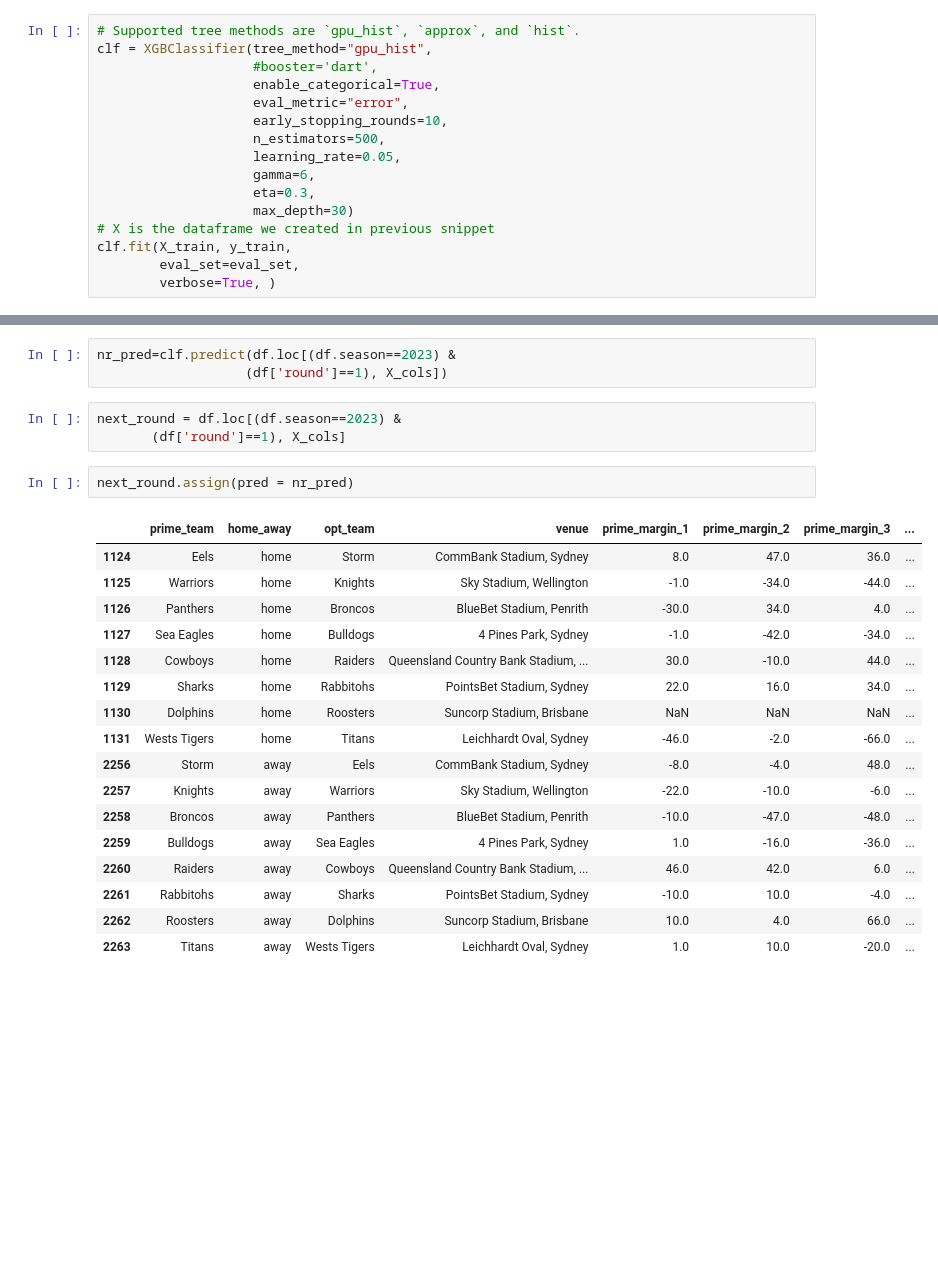
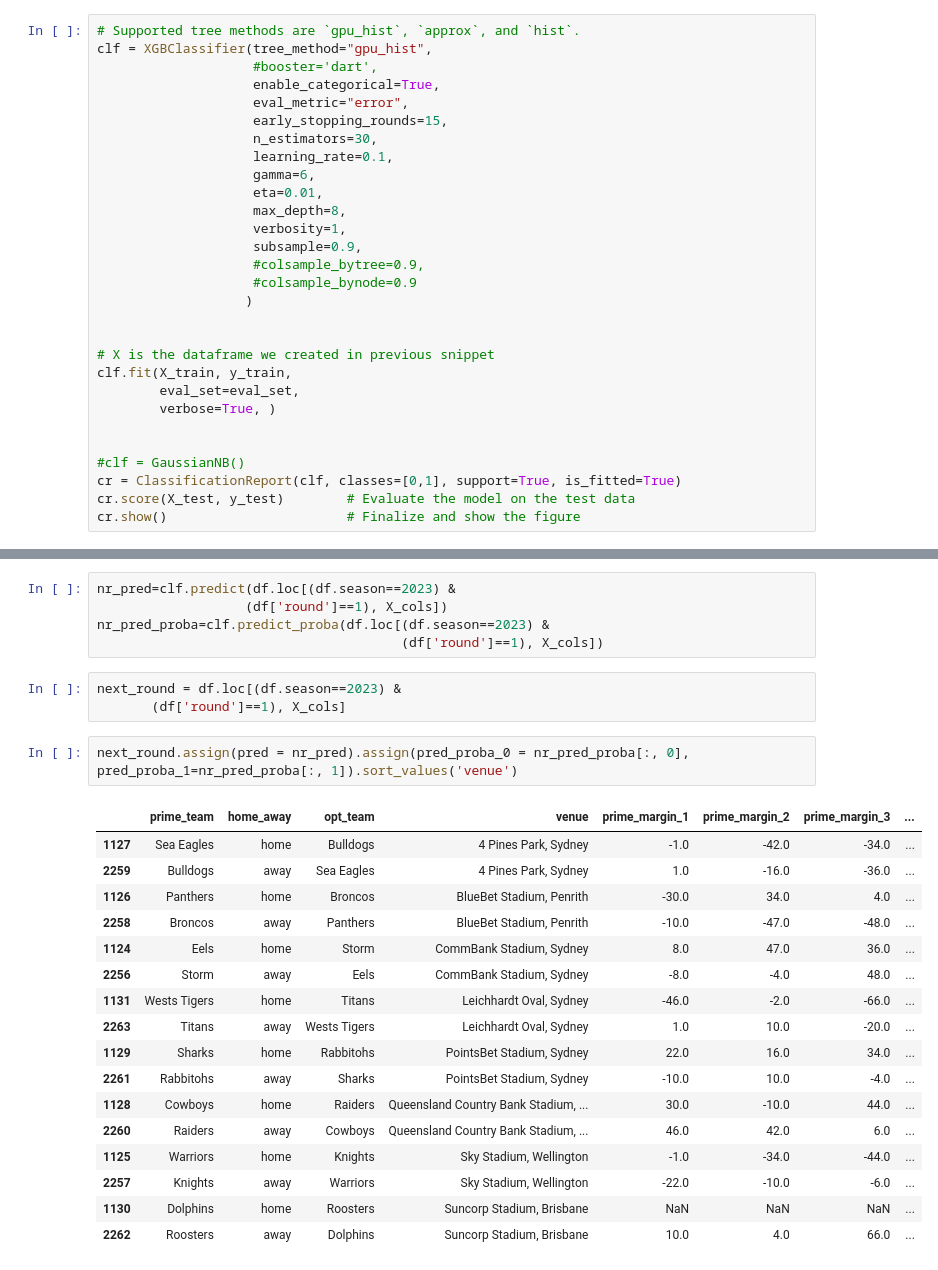
Before and after one commit to cmckeague/nrl_ml_tipping, a Jupyter notebook: notebooks/xgb.ipynb, the cells around one changed output, grey strips where cells are left out. Drawn from its saved outputs; the diff is of its cells as text; blank space fills up the shorter version.

```diff
--- a/notebooks/xgb.ipynb
+++ b/notebooks/xgb.ipynb
@@ -56,14 +83,27 @@ clf = XGBClassifier(tree_method="gpu_hist",
                     #booster='dart',
                     enable_categorical=True,
                     eval_metric="error",
-                    early_stopping_rounds=10,
-                    n_estimators=500,
-                    learning_rate=0.05,
+                    early_stopping_rounds=15,
+                    n_estimators=30,
+                    learning_rate=0.1,
                     gamma=6,
-                    eta=0.3,
-                    max_depth=30)
+                    eta=0.01,
+                    max_depth=8,
+                    verbosity=1,
+                    subsample=0.9,
+                    #colsample_bytree=0.9,
+                    #colsample_bynode=0.9
+                   )
+
+
 # X is the dataframe we created in previous snippet
 clf.fit(X_train, y_train,
         eval_set=eval_set,
         verbose=True, )
+
+
+#clf = GaussianNB()
+cr = ClassificationReport(clf, classes=[0,1], support=True, is_fitted=True)
+cr.score(X_test, y_test)        # Evaluate the model on the test data
+cr.show()                       # Finalize and show the figure
 # %% [output]
@@ -115,26 +164,28 @@ pyplot.show()
 # %%
 nr_pred=clf.predict(df.loc[(df.season==2023) &
                    (df['round']==1), X_cols])
+nr_pred_proba=clf.predict_proba(df.loc[(df.season==2023) &
+                                       (df['round']==1), X_cols])
 # %%
 next_round = df.loc[(df.season==2023) &
        (df['round']==1), X_cols]
 # %%
-next_round.assign(pred = nr_pred)
+next_round.assign(pred = nr_pred).assign(pred_proba_0 = nr_pred_proba[:, 0], pred_proba_1=nr_pred_proba[:, 1]).sort_values('venue')
 # %% [output]
 |  | prime_team | home_away | opt_team | venue | prime_margin_1 | prime_margin_2 | prime_margin_3 | ... |
+| 1127 | Sea Eagles | home | Bulldogs | 4 Pines Park, Sydney | -1.0 | -42.0 | -34.0 | ... |
+| 2259 | Bulldogs | away | Sea Eagles | 4 Pines Park, Sydney | 1.0 | -16.0 | -36.0 | ... |
+| 1126 | Panthers | home | Broncos | BlueBet Stadium, Penrith | -30.0 | 34.0 | 4.0 | ... |
+| 2258 | Broncos | away | Panthers | BlueBet Stadium, Penrith | -10.0 | -47.0 | -48.0 | ... |
 | 1124 | Eels | home | Storm | CommBank Stadium, Sydney | 8.0 | 47.0 | 36.0 | ... |
+| 2256 | Storm | away | Eels | CommBank Stadium, Sydney | -8.0 | -4.0 | 48.0 | ... |
+| 1131 | Wests Tigers | home | Titans | Leichhardt Oval, Sydney | -46.0 | -2.0 | -66.0 | ... |
+| 2263 | Titans | away | Wests Tigers | Leichhardt Oval, Sydney | 1.0 | 10.0 | -20.0 | ... |
+| 1129 | Sharks | home | Rabbitohs | PointsBet Stadium, Sydney | 22.0 | 16.0 | 34.0 | ... |
+| 2261 | Rabbitohs | away | Sharks | PointsBet Stadium, Sydney | -10.0 | 10.0 | -4.0 | ... |
+| 1128 | Cowboys | home | Raiders | Queensland Country Bank Stadium, ... | 30.0 | -10.0 | 44.0 | ... |
+| 2260 | Raiders | away | Cowboys | Queensland Country Bank Stadium, ... | 46.0 | 42.0 | 6.0 | ... |
 | 1125 | Warriors | home | Knights | Sky Stadium, Wellington | -1.0 | -34.0 | -44.0 | ... |
-| 1126 | Panthers | home | Broncos | BlueBet Stadium, Penrith | -30.0 | 34.0 | 4.0 | ... |
-| 1127 | Sea Eagles | home | Bulldogs | 4 Pines Park, Sydney | -1.0 | -42.0 | -34.0 | ... |
-| 1128 | Cowboys | home | Raiders | Queensland Country Bank Stadium, ... | 30.0 | -10.0 | 44.0 | ... |
-| 1129 | Sharks | home | Rabbitohs | PointsBet Stadium, Sydney | 22.0 | 16.0 | 34.0 | ... |
+| 2257 | Knights | away | Warriors | Sky Stadium, Wellington | -22.0 | -10.0 | -6.0 | ... |
 | 1130 | Dolphins | home | Roosters | Suncorp Stadium, Brisbane | NaN | NaN | NaN | ... |
-| 1131 | Wests Tigers | home | Titans | Leichhardt Oval, Sydney | -46.0 | -2.0 | -66.0 | ... |
-| 2256 | Storm | away | Eels | CommBank Stadium, Sydney | -8.0 | -4.0 | 48.0 | ... |
-| 2257 | Knights | away | Warriors | Sky Stadium, Wellington | -22.0 | -10.0 | -6.0 | ... |
-| 2258 | Broncos | away | Panthers | BlueBet Stadium, Penrith | -10.0 | -47.0 | -48.0 | ... |
-| 2259 | Bulldogs | away | Sea Eagles | 4 Pines Park, Sydney | 1.0 | -16.0 | -36.0 | ... |
-| 2260 | Raiders | away | Cowboys | Queensland Country Bank Stadium, ... | 46.0 | 42.0 | 6.0 | ... |
-| 2261 | Rabbitohs | away | Sharks | PointsBet Stadium, Sydney | -10.0 | 10.0 | -4.0 | ... |
 | 2262 | Roosters | away | Dolphins | Suncorp Stadium, Brisbane | 10.0 | 4.0 | 66.0 | ... |
-| 2263 | Titans | away | Wests Tigers | Leichhardt Oval, Sydney | 1.0 | 10.0 | -20.0 | ... |
```
Also changed, not shown: parts of 7 cells of this notebook.
